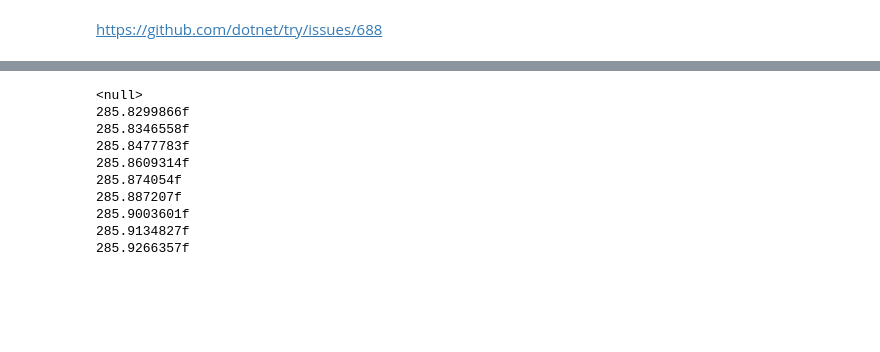
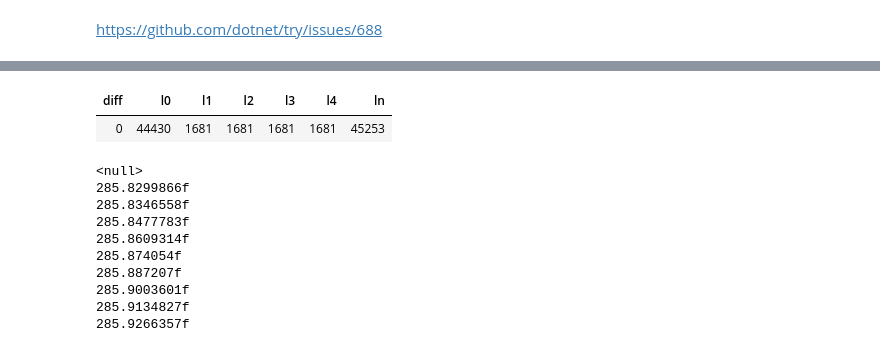
Before and after one commit to SpaceAntelope/dataframe-takens, a Jupyter notebook: Notebooks/FS Notebook.ipynb, the cells around one changed output, grey strips where cells are left out. Cells and saved outputs as stored; diff of their text form; code cells hidden in the pictures; blank space fills up the shorter version.

```diff
--- a/Notebooks/FS Notebook.ipynb
+++ b/Notebooks/FS Notebook.ipynb
@@ -87,17 +95,24 @@ Chart.Plot(Scatter3d(x=embeddedWeather3.[0,*], y=embeddedWeather3.[1,*], z=embed
 # %%
 (* No drop nulls for columns *)
-let l0 = temperatureDF.DropNulls(DropNullOptions.Any).Rows.Count
-let ln = temperatureDF.Rows.Count
-let l1 = weatherDataMontreal.Length
-let l2 = DataFrame(weatherDataMontreal).DropNulls(DropNullOptions.Any).Rows.Count
-let l3 =
-    weatherDataMontreal
-    |> DataFrameColumn.AsArray<Nullable<float>>
-    |> Seq.filter (fun value -> value <> Nullable())
-    |> Seq.length
 
-let l4 = lowPassFilteredSignal |> Seq.length
-l0,ln,l1,l2,l3,l4, l3-l4
+let k = {|
+    l0 = temperatureDF.DropNulls(DropNullOptions.Any).Rows.Count
+    ln = temperatureDF.Rows.Count
+    l1 = weatherDataMontreal.Length
+    l2 = DataFrame(weatherDataMontreal).DropNulls(DropNullOptions.Any).Rows.Count
+    l3 =
+        !> weatherDataMontreal
+        |> DataFrameColumn<float>.Values
+        |> Seq.filter (fun value -> value <> Nullable())
+        |> Seq.length |> int64
+
+    l4 = lowPassFilterSignalCol |> DataFrameColumn.Length
+
+|}
+{| k with diff = k.l3 - k.l4 |} //l0,ln,l1,l2,l3,l4, l3-l4
+# %% [output]
+| diff | l0 | l1 | l2 | l3 | l4 | ln |
+| 0 | 44430 | 1681 | 1681 | 1681 | 1681 | 45253 |
 # %%
 let weatherDataMontreal = weatherDataMontreal -
 # %%
```
Also changed, not shown: parts of 14 cells of this notebook, 1 other file.
